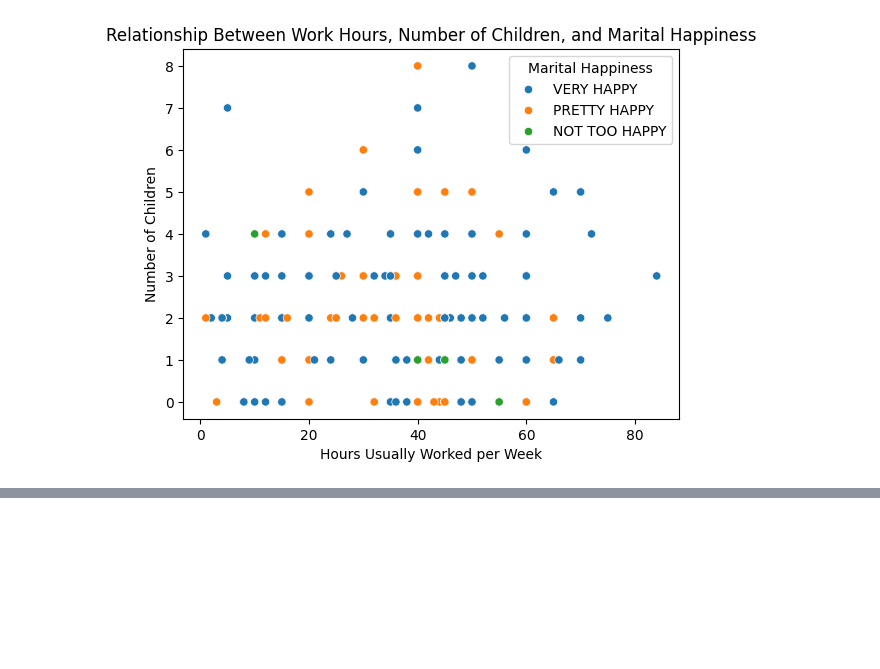
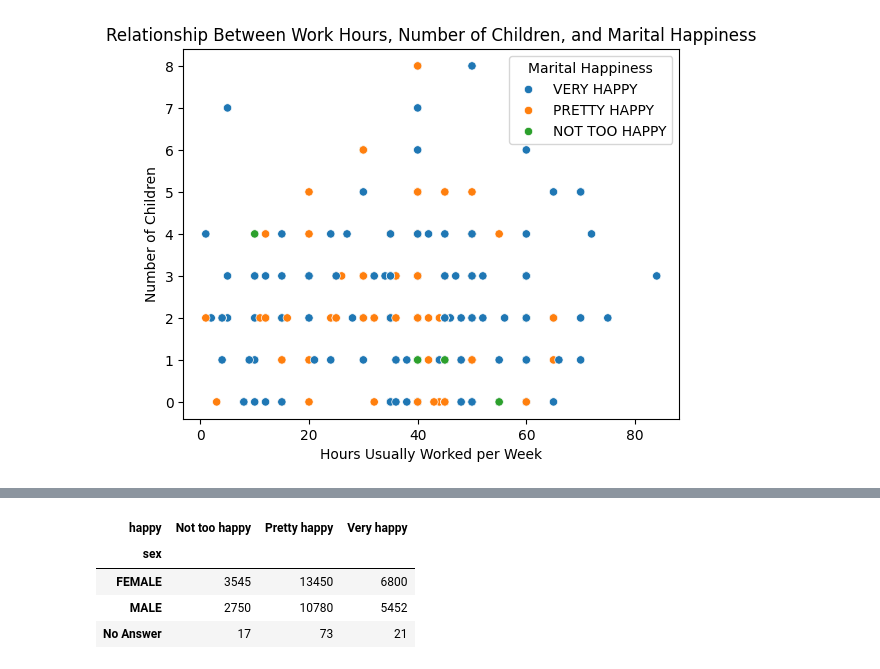
Before and after one commit to kpunsalan8/DS-3001-EDA-KP, a Jupyter notebook: lab/gss.ipynb, the cells around one changed output, grey strips where cells are left out. Cells and saved outputs as stored; diff of their text form; code cells hidden in the pictures; blank space fills up the shorter version.

```diff
--- a/lab/gss.ipynb
+++ b/lab/gss.ipynb
@@ -361,2 +372,11 @@ plt.show()
+# %%
+# cross tab sex with general happiness
+pd.crosstab(df_happy['sex'], df['happy'])
+# %% [output]
+| happy | Not too happy | Pretty happy | Very happy |
+| sex |  |  |  |
+| FEMALE | 3545 | 13450 | 6800 |
+| MALE | 2750 | 10780 | 5452 |
+| No Answer | 17 | 73 | 21 |
 # %%
 # visualization: over the years, have people gotten happier in general?
```
Also changed, not shown: parts of 8 cells of this notebook.
